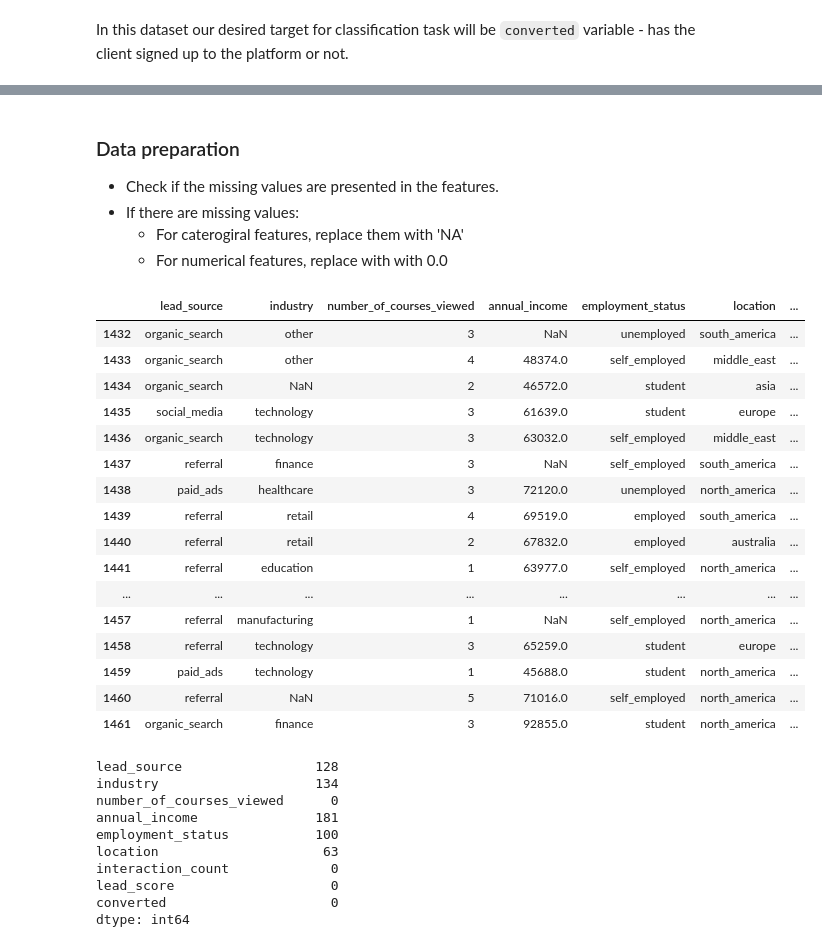
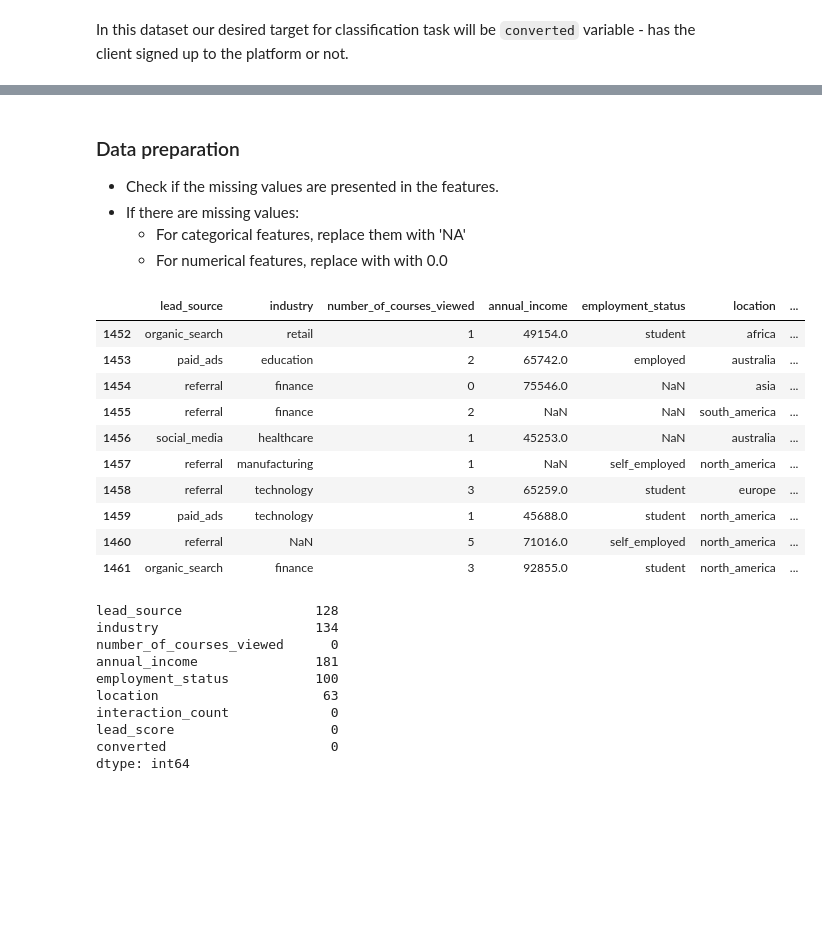
Before and after one commit to ArkadiyShuvaev/machine-learning-zoomcamp, a Jupyter notebook: src/03-classification/03-hw.ipynb, the cells around one changed output, grey strips where cells are left out. Saved outputs shown, nothing was run; the diff lists cells and outputs as text; code cells hidden in the pictures; blank space fills up the shorter version.

```diff
--- a/src/03-classification/03-hw.ipynb
+++ b/src/03-classification/03-hw.ipynb
@@ -27,25 +17,19 @@ course_lead_scoring 100%[===================>]  78.98K  --.-KB/s    in 0.09s
 
 * Check if the missing values are presented in the features.
 * If there are missing values:
-    * For caterogiral features, replace them with 'NA'
+    * For categorical features, replace them with 'NA'
     * For numerical features, replace with with 0.0
 # %%
 df = pd.read_csv("course_lead_scoring.csv")
 # %%
-df.tail(30)
+df.tail(10)
 # %% [output]
 |  | lead_source | industry | number_of_courses_viewed | annual_income | employment_status | location | ... |
-| 1432 | organic_search | other | 3 | NaN | unemployed | south_america | ... |
-| 1433 | organic_search | other | 4 | 48374.0 | self_employed | middle_east | ... |
-| 1434 | organic_search | NaN | 2 | 46572.0 | student | asia | ... |
-| 1435 | social_media | technology | 3 | 61639.0 | student | europe | ... |
-| 1436 | organic_search | technology | 3 | 63032.0 | self_employed | middle_east | ... |
-| 1437 | referral | finance | 3 | NaN | self_employed | south_america | ... |
-| 1438 | paid_ads | healthcare | 3 | 72120.0 | unemployed | north_america | ... |
-| 1439 | referral | retail | 4 | 69519.0 | employed | south_america | ... |
-| 1440 | referral | retail | 2 | 67832.0 | employed | australia | ... |
-| 1441 | referral | education | 1 | 63977.0 | self_employed | north_america | ... |
-| ... | ... | ... | ... | ... | ... | ... | ... |
+| 1452 | organic_search | retail | 1 | 49154.0 | student | africa | ... |
+| 1453 | paid_ads | education | 2 | 65742.0 | employed | australia | ... |
+| 1454 | referral | finance | 0 | 75546.0 | NaN | asia | ... |
+| 1455 | referral | finance | 2 | NaN | NaN | south_america | ... |
+| 1456 | social_media | healthcare | 1 | 45253.0 | NaN | australia | ... |
 | 1457 | referral | manufacturing | 1 | NaN | self_employed | north_america | ... |
 | 1458 | referral | technology | 3 | 65259.0 | student | europe | ... |
 | 1459 | paid_ads | technology | 1 | 45688.0 | student | north_america | ... |
```
Also changed, not shown: parts of 33 cells of this notebook.
